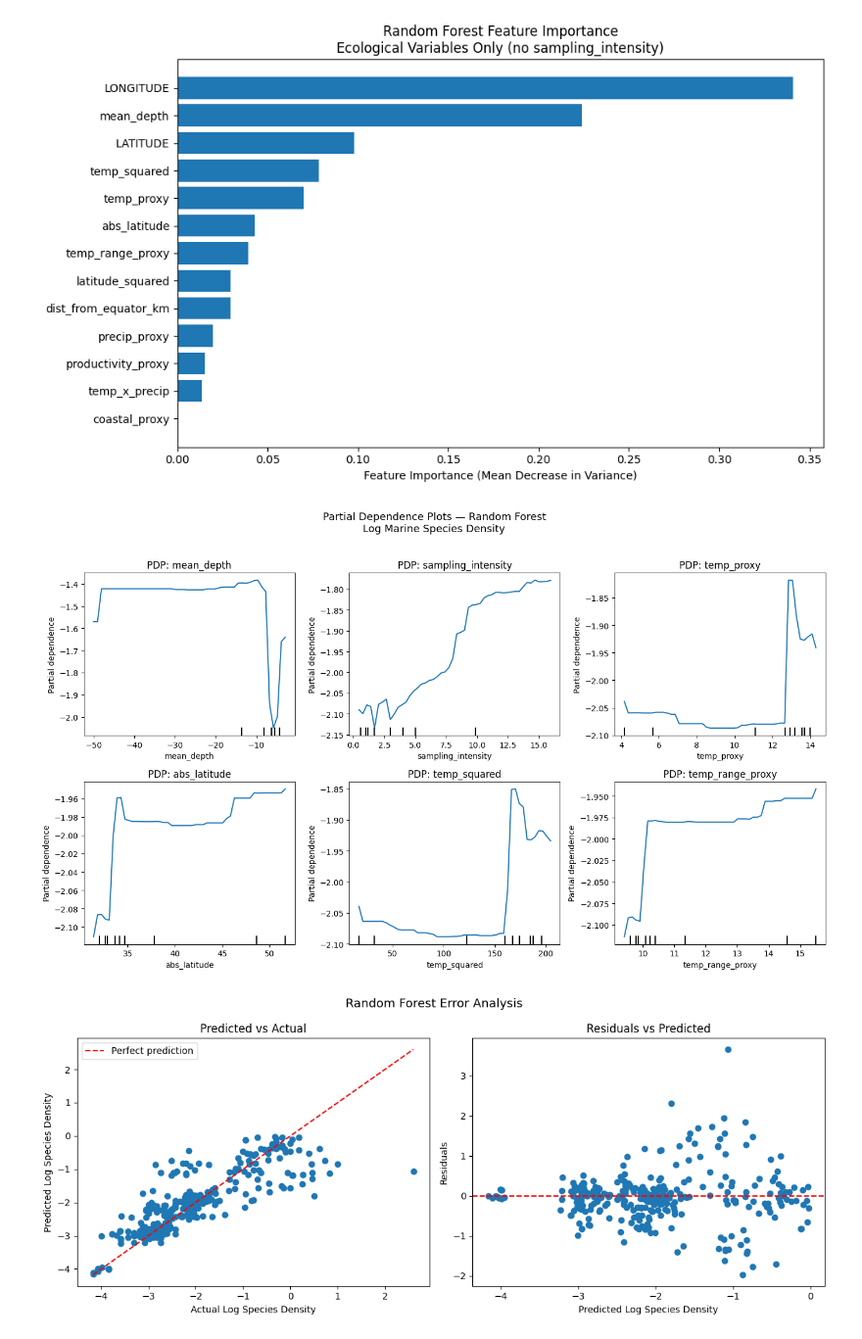
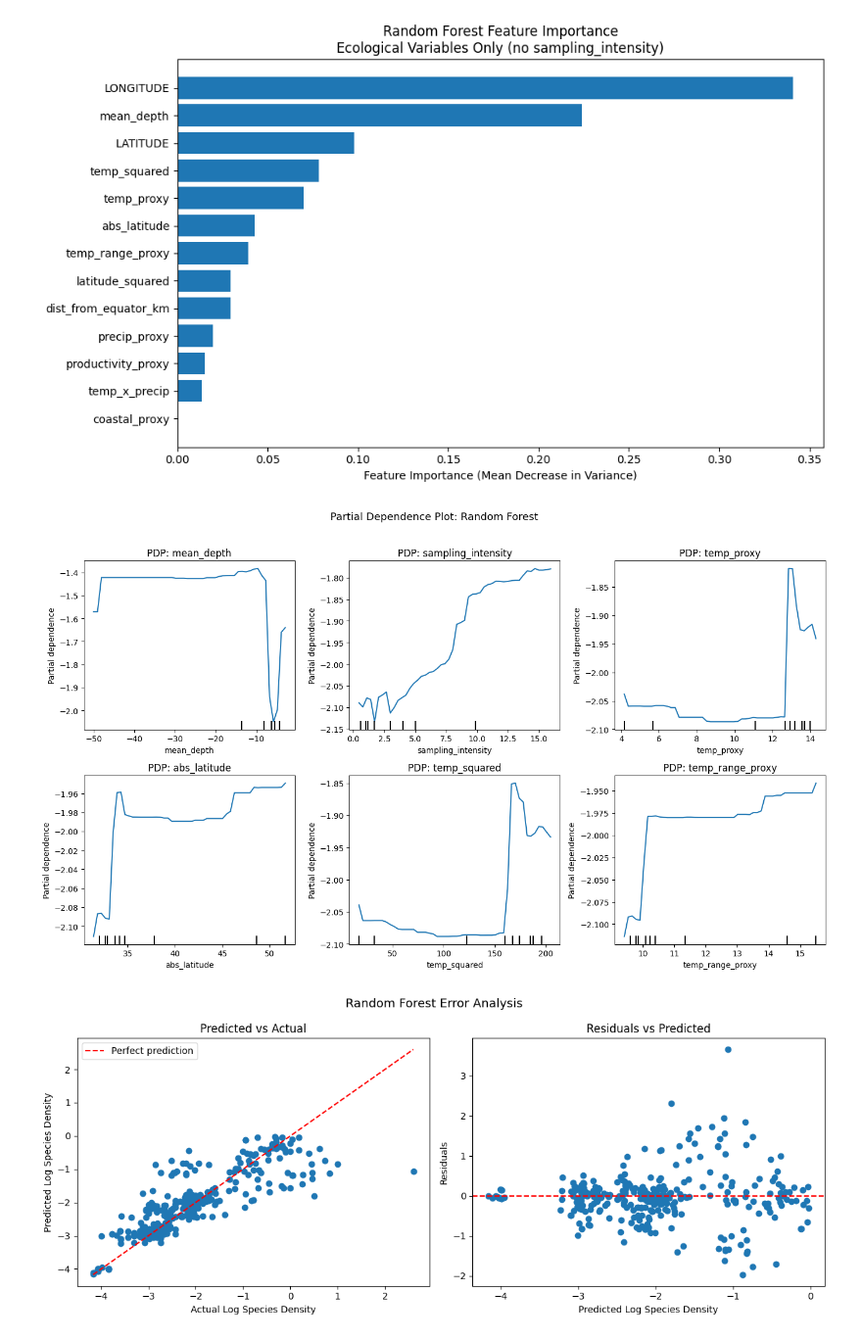
Before and after one commit to zaiba6/Biodiversity-Predictors, a Jupyter notebook: Methods/all_forest.ipynb, the cells around one changed output. Shown at 98% size. Drawn from its saved outputs; the diff is of its cells as text; code cells hidden in the pictures.

```diff
--- a/Methods/all_forest.ipynb
+++ b/Methods/all_forest.ipynb
@@ -308,26 +334,26 @@ plt.show()
 # %%
 fig, axes = plt.subplots(2, 3, figsize=(14, 8))
 
 features_to_plot = ['mean_depth', 'sampling_intensity', 'temp_proxy',
                     'abs_latitude', 'temp_squared', 'temp_range_proxy']
 
 for i, feat_name in enumerate(features_to_plot):
     ax = axes[i // 3][i % 3]
     PartialDependenceDisplay.from_estimator(
         rf, X_train, [feat_name],
         feature_names=features_density,
         ax=ax, grid_resolution=50
     )
     ax.set_title(f'PDP: {feat_name}')
     ax.set_ylabel('Log Species Density')
 
-plt.suptitle('Partial Dependence Plots — Random Forest\nLog Marine Species Density',
+plt.suptitle('Partial Dependence Plot: Random Forest',
              fontsize=13, y=1.02)
 plt.tight_layout()
 plt.savefig('/Users/juliannahoitt/Desktop/MATH6243/FinalProj/Biodiversity-Predictors/Images/pdp_plots.png', dpi=150, bbox_inches='tight')
 plt.show()
 # %% [output]
-[figure, old version]
+[figure, new version]
 # %%
 fig, axes = plt.subplots(1, 2, figsize=(12, 5))
 
```
Also changed, not shown: parts of 4 cells of this notebook, 3 other files.
